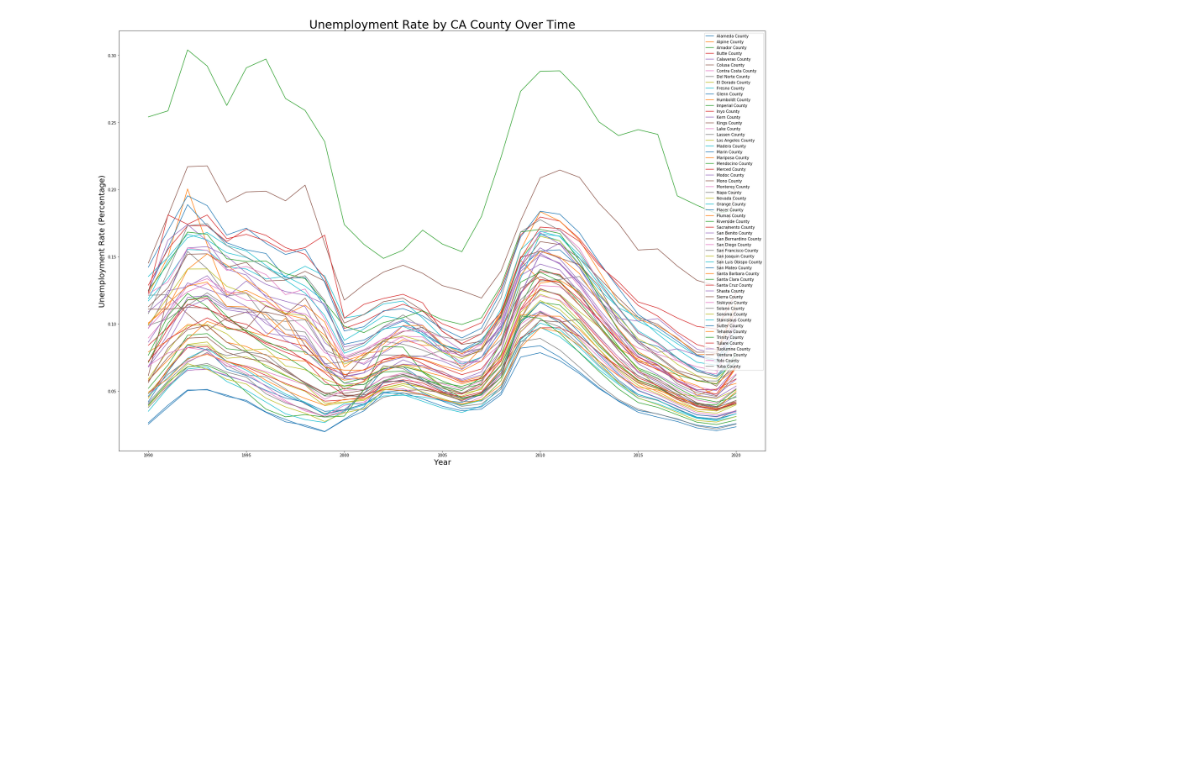
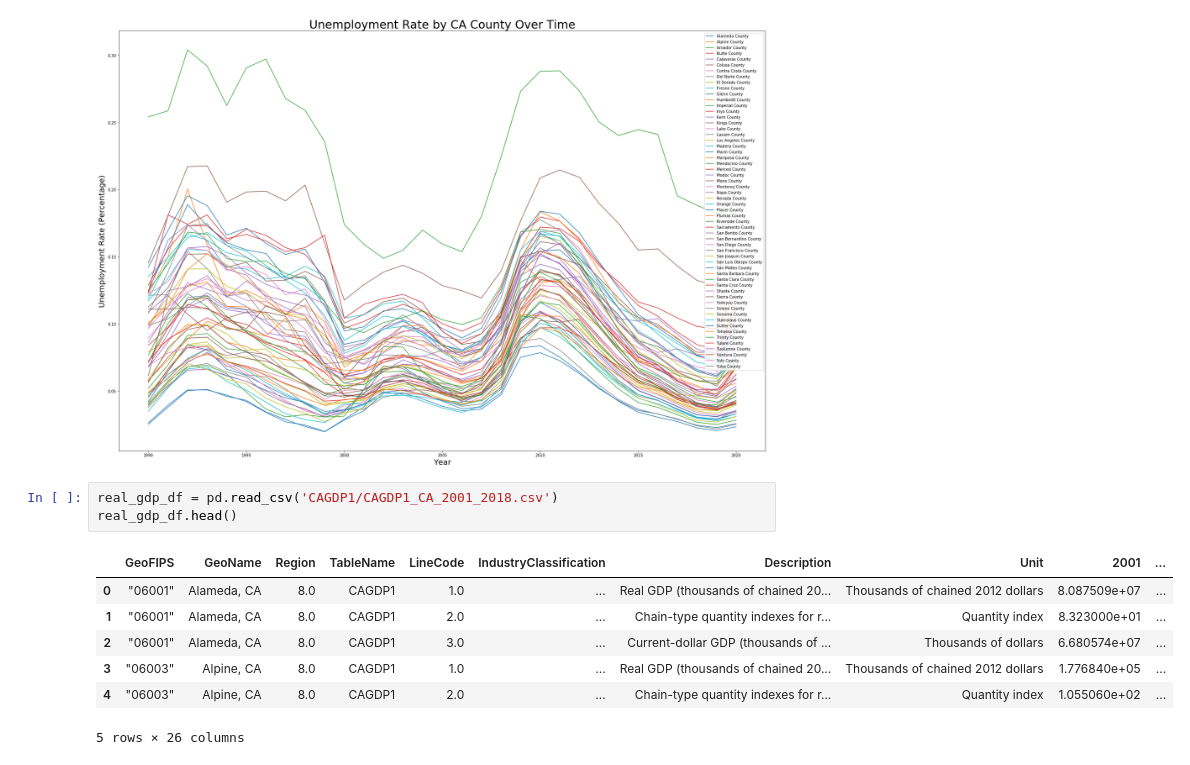
Before and after one commit to huntersapienza/California-Unemployment-Data, a Jupyter notebook: California Unemployment Data.ipynb, the cells around one changed output. Cells and saved outputs as stored; diff of their text form; blank space fills up the shorter version.

```diff
--- a/California Unemployment Data.ipynb
+++ b/California Unemployment Data.ipynb
@@ -246,3 +246,14 @@ plt.title('Unemployment Rate by CA County Over Time',fontsize=30)
 plt.show()
 # %% [output]
 [figure]
+# %%
+real_gdp_df = pd.read_csv('CAGDP1/CAGDP1_CA_2001_2018.csv')
+real_gdp_df.head()
+# %% [output]
+|  | GeoFIPS | GeoName | Region | TableName | LineCode | IndustryClassification | Description | Unit | 2001 | ... |
+| 0 | "06001" | Alameda, CA | 8.0 | CAGDP1 | 1.0 | ... | Real GDP (thousands of chained 20... | Thousands of chained 2012 dollars | 8.087509e+07 | ... |
+| 1 | "06001" | Alameda, CA | 8.0 | CAGDP1 | 2.0 | ... | Chain-type quantity indexes for r... | Quantity index | 8.323000e+01 | ... |
+| 2 | "06001" | Alameda, CA | 8.0 | CAGDP1 | 3.0 | ... | Current-dollar GDP (thousands of ... | Thousands of dollars | 6.680574e+07 | ... |
+| 3 | "06003" | Alpine, CA | 8.0 | CAGDP1 | 1.0 | ... | Real GDP (thousands of chained 20... | Thousands of chained 2012 dollars | 1.776840e+05 | ... |
+| 4 | "06003" | Alpine, CA | 8.0 | CAGDP1 | 2.0 | ... | Chain-type quantity indexes for r... | Quantity index | 1.055060e+02 | ... |
+5 rows × 26 columns
```
Also changed, not shown: parts of 3 cells of this notebook.
